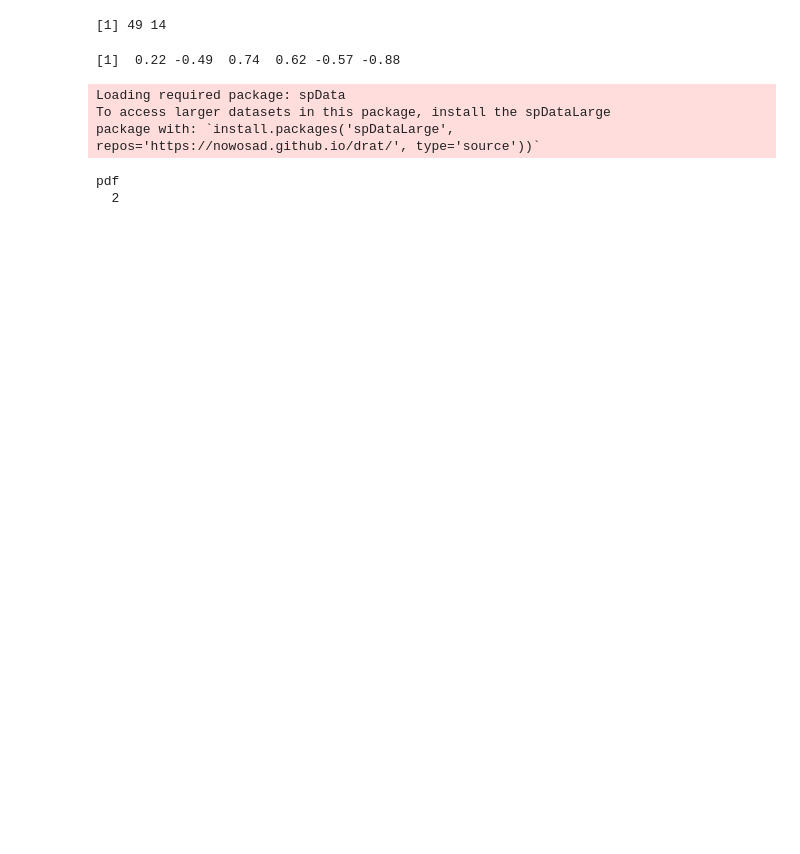
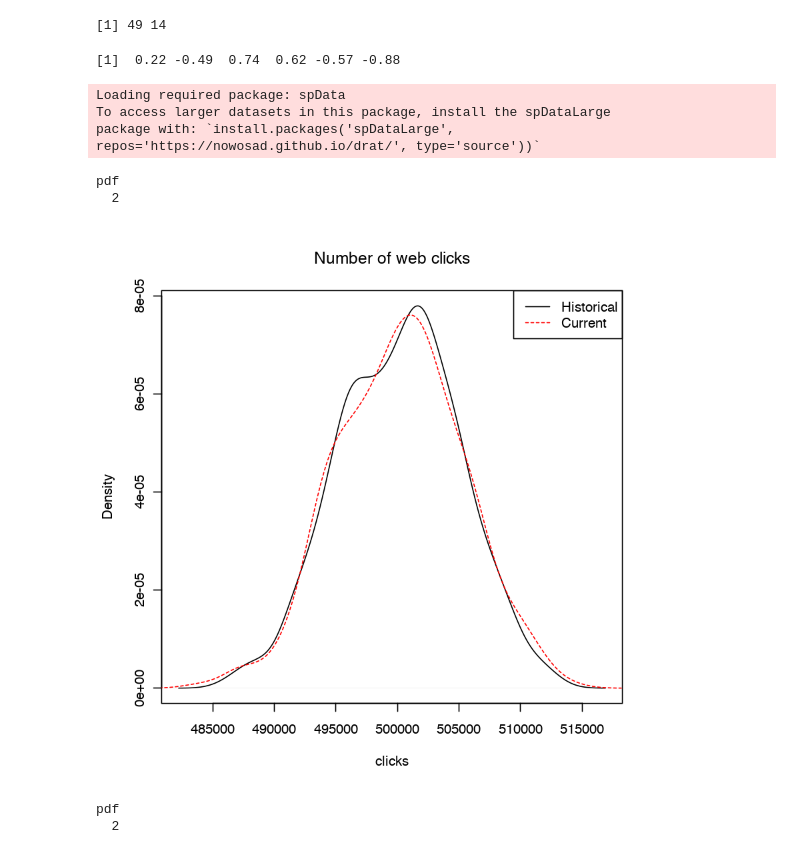
Before and after one commit to dongmeic/job-searching, a Jupyter notebook: job-searching/NIKEiD.ipynb, the cells around one changed output. Cells and saved outputs as stored; diff of their text form; code cells hidden in the pictures; blank space fills up the shorter version.

Commit message:
density plots

```diff
--- a/job-searching/NIKEiD.ipynb
+++ b/job-searching/NIKEiD.ipynb
@@ -199,3 +199,31 @@ dev.off()
 # %% [output]
 pdf
   2
+# %%
+varnms <- c('clicks', 'n.men', 'n.women', 'n.kids', 'comp.sales', 'n.complaints')
+names <- c('Number of web clicks', 'Number of men shoes sold', 'Number of women shoes sold',
+          'Number of kids shoes sold', 'Competitors sales', 'Number of complaints')
+# %%
+i <- 3
+plot(density(data[data$year != 2018,i]), main=names[which(varnms==names(data)[i])],
+     xlab=names(data)[i])
+lines(density(data[data$year == 2018,i]), col='red', lty=2)
+legend('topright', c('Historical', 'Current'), col=c('black', 'red'), lty=c(1,2))
+# %% [output]
+[figure, added]
+# %%
+png(paste0(out, "density.png"), width=8, height=6, units="in", res=300)
+par(mfrow=c(2,3),mar=c(2.5,2,2.5,0.5))
+for(i in c(3:6, 8, 10)){
+    plot(density(data[data$year != 2018,i]), main=names[which(varnms==names(data)[i])],
+     xlab=names(data)[i], ylim=range(c(density(data[data$year != 2018,i])$y,
+                                       density(data[data$year == 2018,i])$y)))
+    lines(density(data[data$year == 2018,i]), col='red', lty=2)
+    if(i==3){
+        legend('topleft', c('Historical', 'Current'), col=c('black', 'red'), lty=c(1,2))
+    }
+}
+dev.off()
+# %% [output]
+pdf
+  2
```
Also changed, not shown: parts of 2 cells of this notebook.
